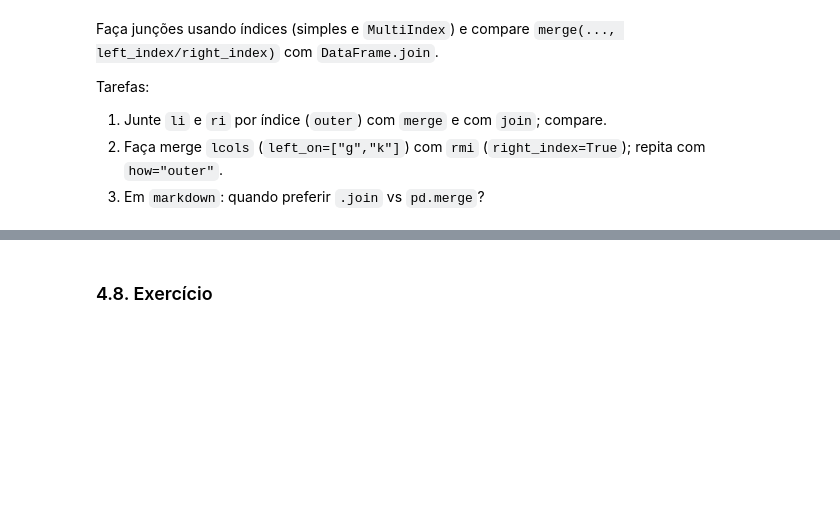
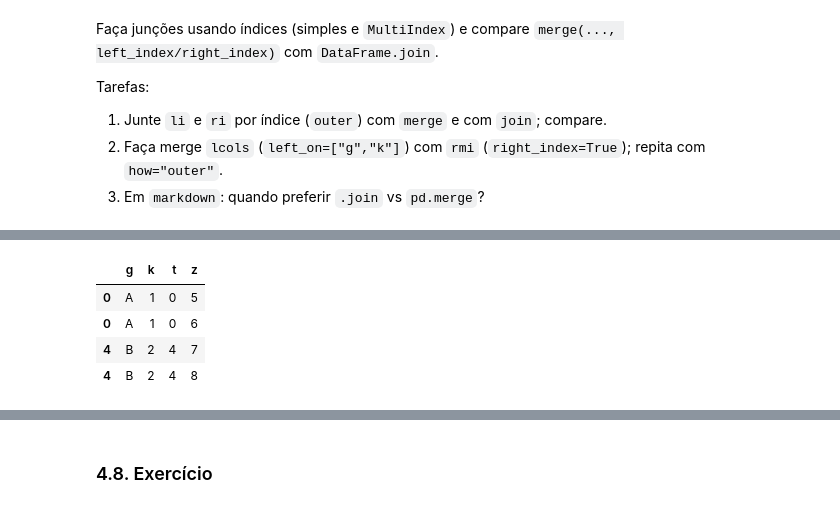
Before and after one commit to Somutt/revisao_py, a Jupyter notebook: 01_python_fundamentals/module05.ipynb, the cells around one changed output, grey strips where cells are left out. Saved outputs shown, nothing was run; the diff lists cells and outputs as text; code cells hidden in the pictures; blank space fills up the shorter version.

```diff
--- a/01_python_fundamentals/module05.ipynb
+++ b/01_python_fundamentals/module05.ipynb
@@ -1932,0 +1959,8 @@ display(join)
+# %%
+pd.merge(lcols, rmi, left_on=['g', 'k'], right_index=True)
+# %% [output]
+|  | g | k | t | z |
+| 0 | A | 1 | 0 | 5 |
+| 0 | A | 1 | 0 | 6 |
+| 4 | B | 2 | 4 | 7 |
+| 4 | B | 2 | 4 | 8 |
```
Also changed, not shown: parts of 31 cells of this notebook.
